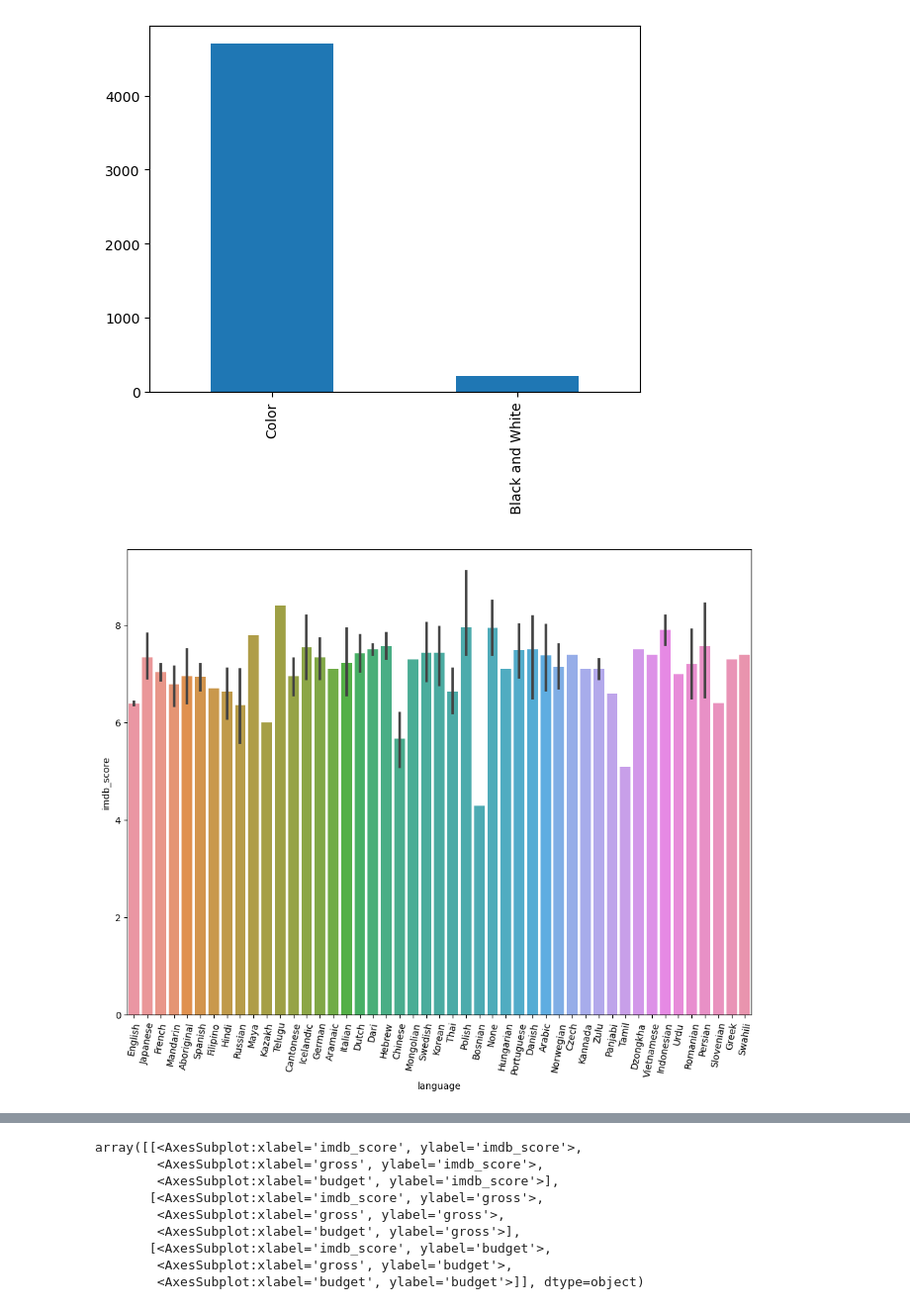
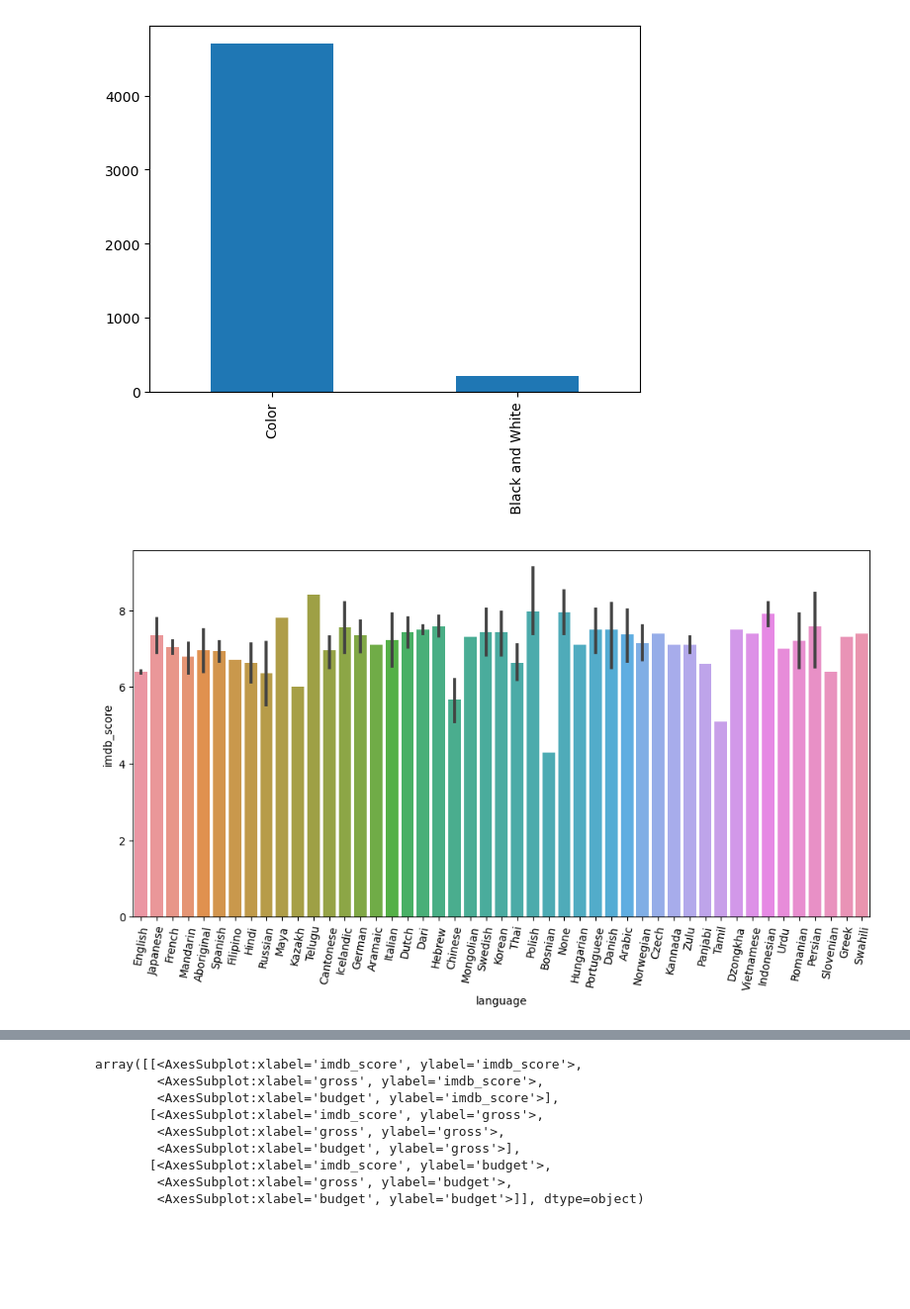
Before and after one commit to YasoJan/IMDB-Rating-Predictor, a Jupyter notebook: IMDB-Rating-Predictor.ipynb, the cells around one changed output, grey strips where cells are left out. Shown at 99% size. Drawn from its saved outputs; the diff is of its cells as text; code cells hidden in the pictures; blank space fills up the shorter version.

```diff
--- a/IMDB-Rating-Predictor.ipynb
+++ b/IMDB-Rating-Predictor.ipynb
@@ -680,12 +681,12 @@ merged_df['color'].value_counts().plot(kind='bar')
 # %%
 #Barplot that shows the correlation between 'language' and 'imdb_score'
 
-plt.figure(figsize = (12, 9))
+plt.figure(figsize = (12, 6))
 plot = sns.barplot(x='language', y='imdb_score', data= merged_df)
 plt.setp(plot.get_xticklabels(),rotation=80)
 plt.show()
 # %% [output]
-[figure, old version]
+[figure, new version]
 # %%
 #Histogram for numerical attribute
 
```
Also changed, not shown: parts of 18 cells of this notebook.
